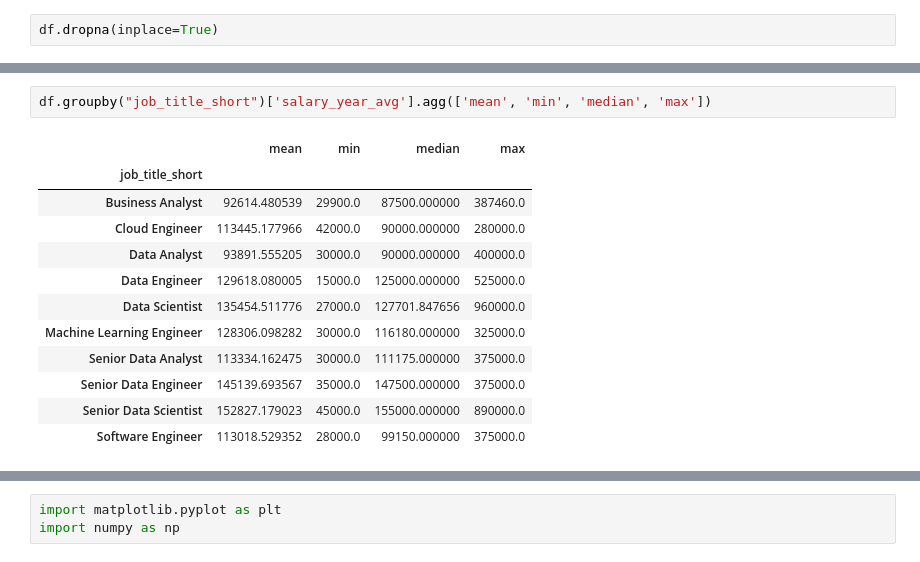
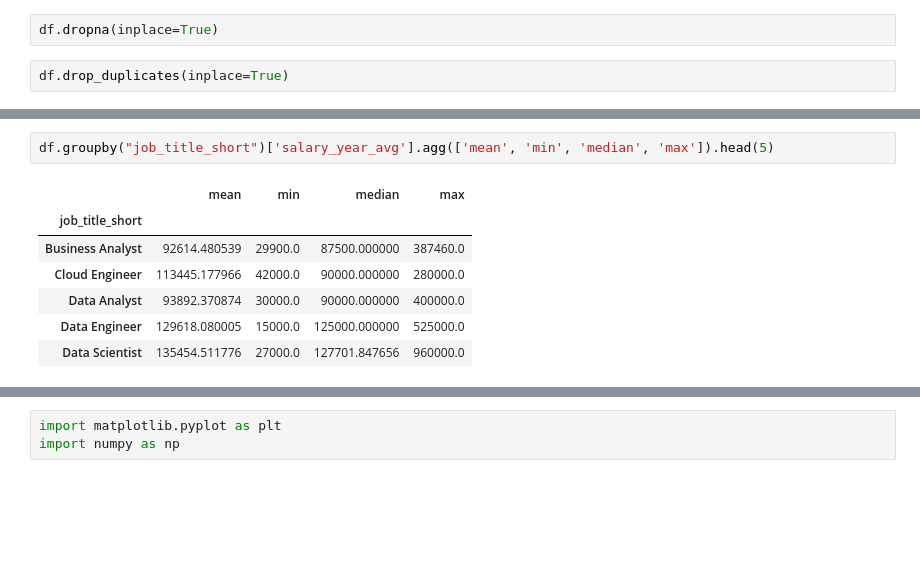
Before and after one commit to Abubakar-colla/PYTHON_DATA_PROJECT, a Jupyter notebook: 1_Basics/Gettingstarted (1).ipynb, the cells around one changed output, grey strips where cells are left out. Drawn from its saved outputs; the diff is of its cells as text; blank space fills up the shorter version.

```diff
--- a/1_Basics/Gettingstarted (1).ipynb
+++ b/1_Basics/Gettingstarted (1).ipynb
@@ -445,5 +453,7 @@ KeyError: "['salary_hour_avg'] not found in axis"
 # %%
 df.dropna(inplace=True)
+# %%
+df.drop_duplicates(inplace=True)
 # %%
 df
 # %% [output]
@@ -463,18 +473,13 @@ df
 # %%
-df.groupby("job_title_short")['salary_year_avg'].agg(['mean', 'min', 'median', 'max'])
+df.groupby("job_title_short")['salary_year_avg'].agg(['mean', 'min', 'median', 'max']).head(5)
 # %% [output]
 |  | mean | min | median | max |
 | job_title_short |  |  |  |  |
 | Business Analyst | 92614.480539 | 29900.0 | 87500.000000 | 387460.0 |
 | Cloud Engineer | 113445.177966 | 42000.0 | 90000.000000 | 280000.0 |
-| Data Analyst | 93891.555205 | 30000.0 | 90000.000000 | 400000.0 |
+| Data Analyst | 93892.370874 | 30000.0 | 90000.000000 | 400000.0 |
 | Data Engineer | 129618.080005 | 15000.0 | 125000.000000 | 525000.0 |
 | Data Scientist | 135454.511776 | 27000.0 | 127701.847656 | 960000.0 |
-| Machine Learning Engineer | 128306.098282 | 30000.0 | 116180.000000 | 325000.0 |
-| Senior Data Analyst | 113334.162475 | 30000.0 | 111175.000000 | 375000.0 |
-| Senior Data Engineer | 145139.693567 | 35000.0 | 147500.000000 | 375000.0 |
-| Senior Data Scientist | 152827.179023 | 45000.0 | 155000.000000 | 890000.0 |
-| Software Engineer | 113018.529352 | 28000.0 | 99150.000000 | 375000.0 |
 # %%
 !pip list
 # %% [output]
```
Also changed, not shown: parts of 13 cells of this notebook, 7 other files.
